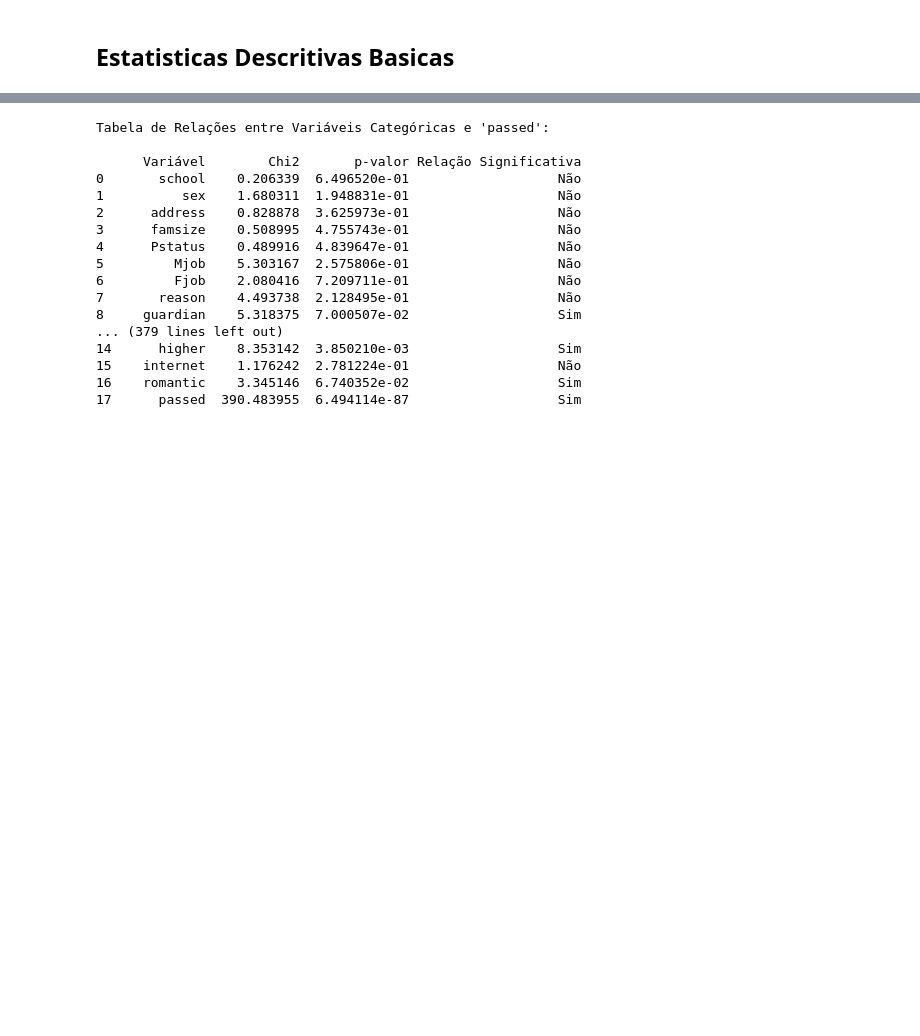
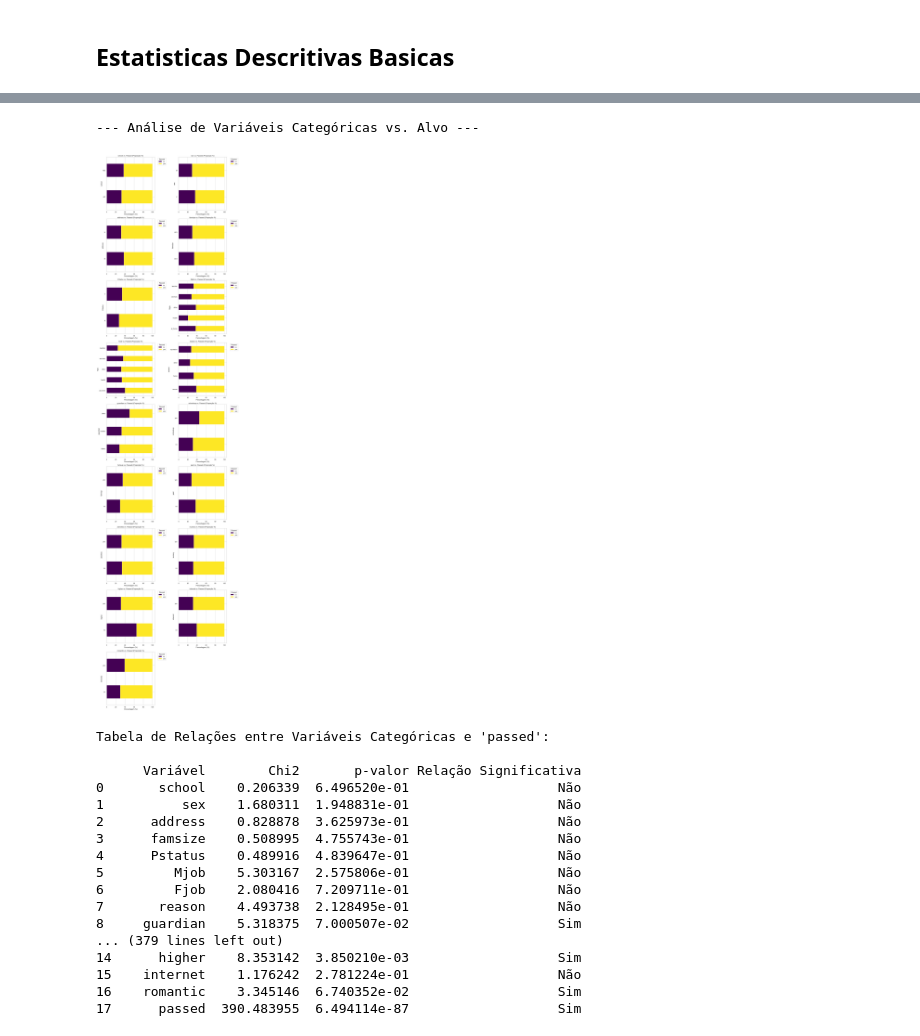
Before and after one commit to bsoeiro5/TP2, a Jupyter notebook: codigo/main.ipynb, the cells around one changed output, grey strips where cells are left out. Saved outputs shown, nothing was run; the diff lists cells and outputs as text; code cells hidden in the pictures; blank space fills up the shorter version.

```diff
--- a/codigo/main.ipynb
+++ b/codigo/main.ipynb
@@ -154,3 +165,36 @@ plt.show()
+# %%
+print('--- Análise de Variáveis Categóricas vs. Alvo ---')
+categorical_features = df.select_dtypes(include='object').columns.tolist()
+
+# Remover 'passed' da lista de features a analisar
+if 'passed' in categorical_features:
+    categorical_features.remove('passed')
+
+# Visualizar a distribuição das variáveis categóricas em relação ao alvo
+if categorical_features:
+    num_plots = len(categorical_features)
+    num_cols = 2
+    num_rows = (num_plots + num_cols - 1) // num_cols
+
+    plt.figure(figsize=(14, 6 * num_rows))
+    for i, col in enumerate(categorical_features):
+        plt.subplot(num_rows, num_cols, i + 1)
+        # Calcular proporções para o gráfico de barras empilhadas 100%
+        prop_df = df.groupby([col, 'passed']).size().unstack().fillna(0)
+        prop_df = prop_df.apply(lambda x: x*100/sum(x), axis=1)
+        prop_df.plot(kind='barh', stacked=True, ax=plt.gca(), colormap='viridis')
+        plt.title(f'{col} vs. Passed (Proporção %)')
+        plt.xlabel('Percentagem (%)')
+        plt.ylabel(col)
+        plt.legend(title='Passed', bbox_to_anchor=(1.05, 1), loc='upper left')
+
+    plt.tight_layout()
+    plt.show()
+else:
+    print('Nenhuma variável categórica (excluindo alvo) para visualizar.')
+# %% [output]
+--- Análise de Variáveis Categóricas vs. Alvo ---
+[figure, added]
 # %%
 from scipy.stats import chi2_contingency
 
```
Also changed, not shown: parts of 15 cells of this notebook.
